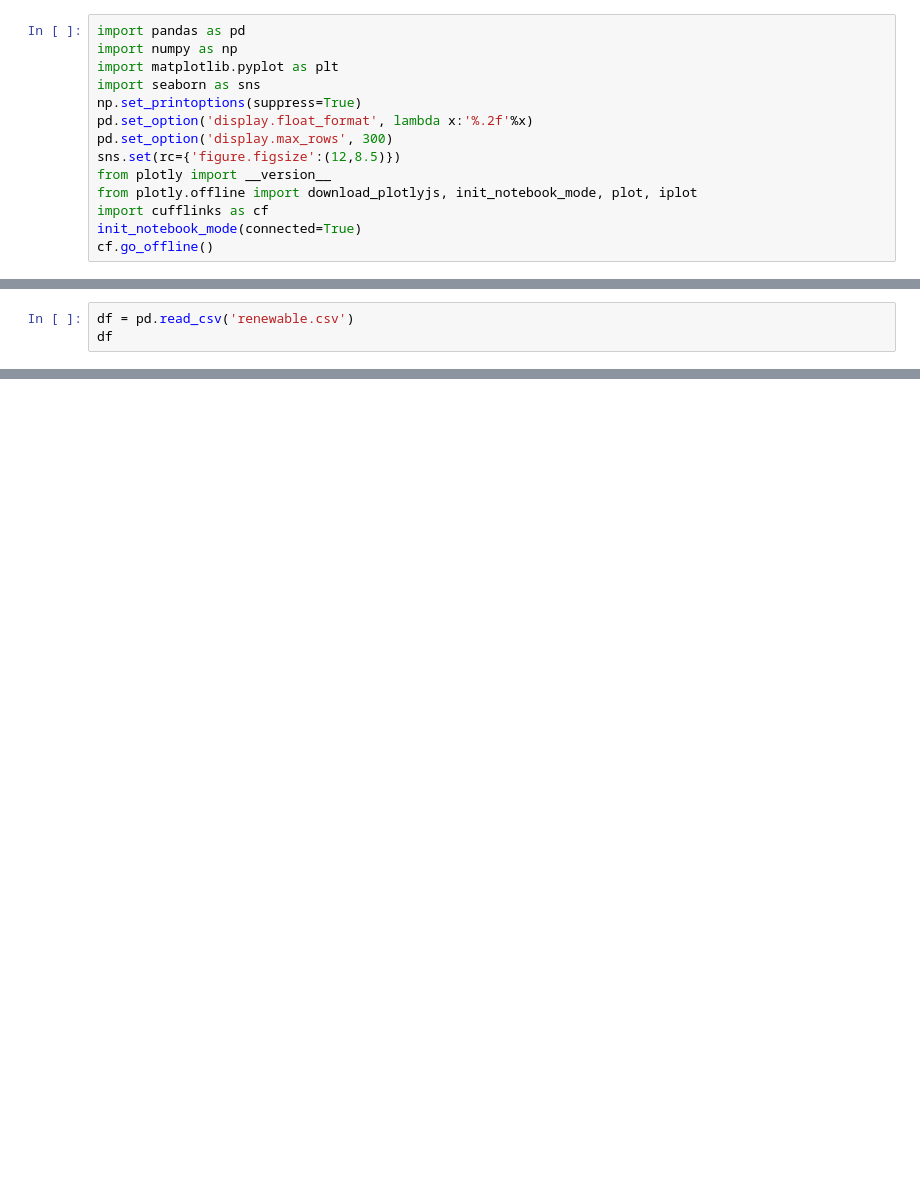
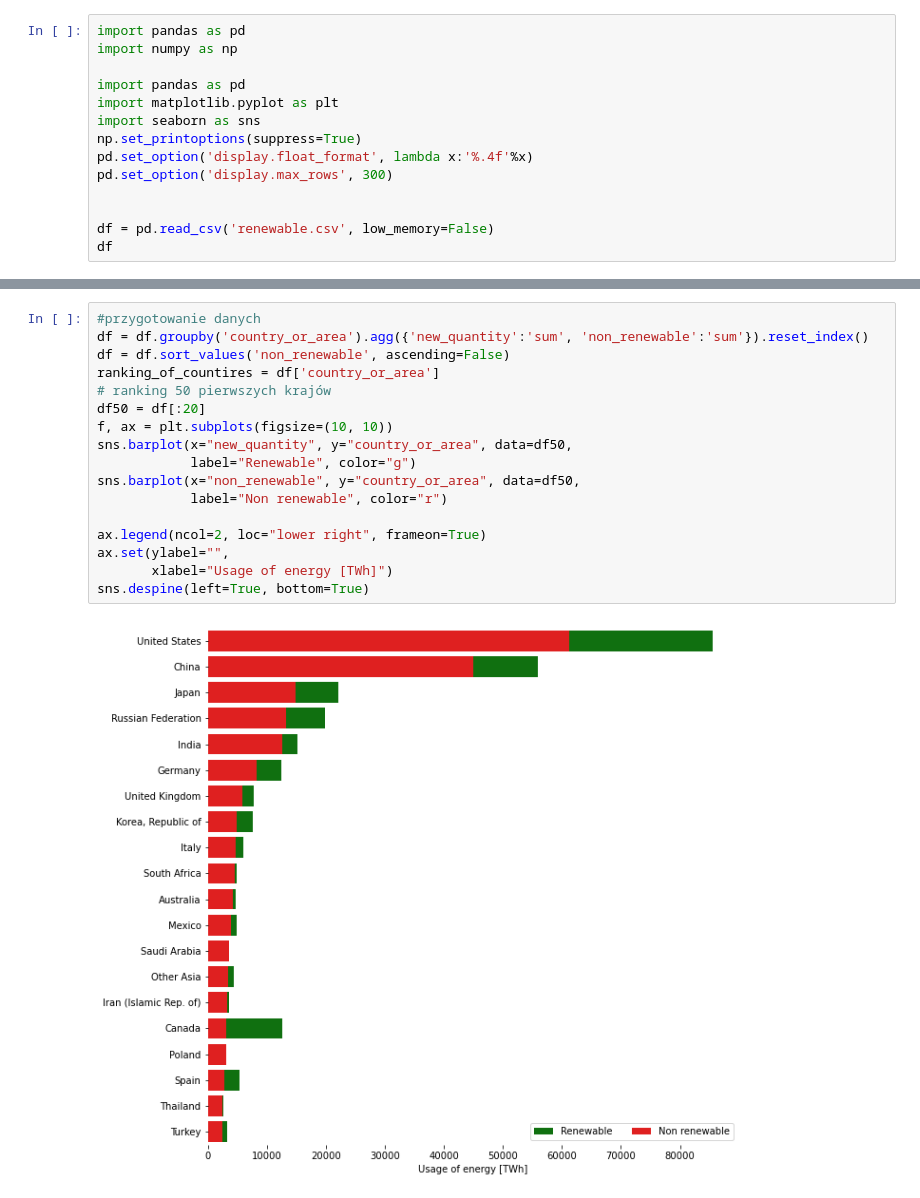
Before and after one commit to infoshareacademy/jdszr8-mmpk, a Jupyter notebook: Python/aa_ranking_krajow_calosciowo.ipynb, the cells around one changed output, grey strips where cells are left out. Cells and saved outputs as stored; diff of their text form; blank space fills up the shorter version.

```diff
--- a/Python/aa_ranking_krajow_calosciowo.ipynb
+++ b/Python/aa_ranking_krajow_calosciowo.ipynb
@@ -1,14 +1,14 @@
 # %%
 import pandas as pd
 import numpy as np
+
+import pandas as pd
 import matplotlib.pyplot as plt
 import seaborn as sns
 np.set_printoptions(suppress=True)
-pd.set_option('display.float_format', lambda x:'%.2f'%x)
+pd.set_option('display.float_format', lambda x:'%.4f'%x)
 pd.set_option('display.max_rows', 300)
-sns.set(rc={'figure.figsize':(12,8.5)})
-from plotly import __version__
-from plotly.offline import download_plotlyjs, init_notebook_mode, plot, iplot
-import cufflinks as cf
-init_notebook_mode(connected=True)
-cf.go_offline()
+
+
+df = pd.read_csv('renewable.csv', low_memory=False)
+df
@@ -15,3 +28,0 @@ cf.go_offline()
-# %%
-df = pd.read_csv('renewable.csv')
-df
@@ -175,0 +29,19 @@ rank_all_rnr.iplot();
+# %%
+#przygotowanie danych
+df = df.groupby('country_or_area').agg({'new_quantity':'sum', 'non_renewable':'sum'}).reset_index()
+df = df.sort_values('non_renewable', ascending=False)
+ranking_of_countires = df['country_or_area']
+# ranking 50 pierwszych krajów
+df50 = df[:20]
+f, ax = plt.subplots(figsize=(10, 10))
+sns.barplot(x="new_quantity", y="country_or_area", data=df50,
+            label="Renewable", color="g")
+sns.barplot(x="non_renewable", y="country_or_area", data=df50,
+            label="Non renewable", color="r")
+
+ax.legend(ncol=2, loc="lower right", frameon=True)
+ax.set(ylabel="",
+       xlabel="Usage of energy [TWh]")
+sns.despine(left=True, bottom=True)
+# %% [output]
+[figure, added]
```
Also changed, not shown: parts of 17 cells of this notebook.
